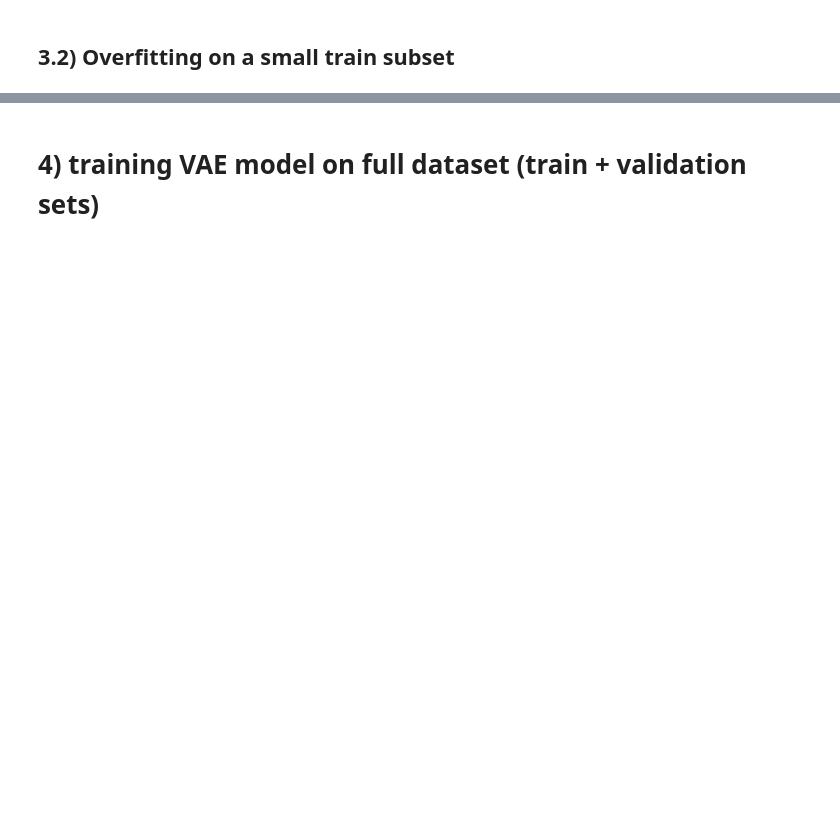
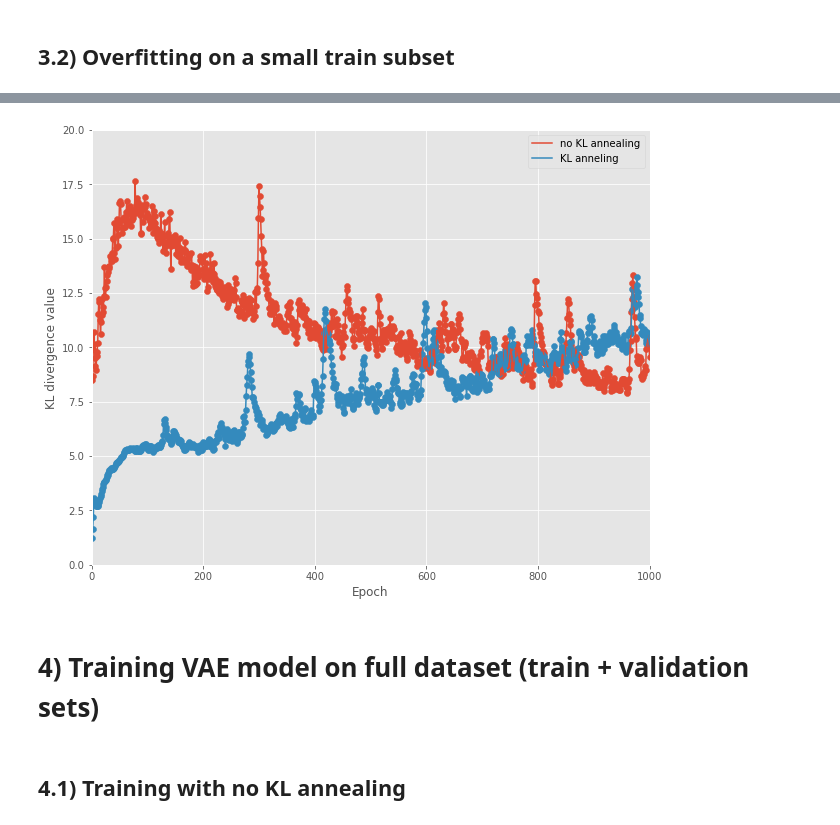
Before and after one commit to stacyshcherbakova/genome-minimiser, a Jupyter notebook: main.ipynb, the cells around one changed output, grey strips where cells are left out. Saved outputs shown, nothing was run; the diff lists cells and outputs as text; code cells hidden in the pictures; blank space fills up the shorter version.

```diff
--- a/main.ipynb
+++ b/main.ipynb
@@ -675,7 +688,7 @@ kl_divergences_beta = []
 
 for epoch in range(num_epochs):
     beta = beta_start + (beta_end - beta_start) * epoch / num_epochs
-    epoch_kl_divergence = 0
+    epoch_kl_divergence_beta = 0
     for data in small_loader:
         data = data[0].to(torch.float)
         # print(data)
@@ -699,7 +712,7 @@ for epoch in range(num_epochs):
         optimizer.step()
 
     if epoch % 100 == 0:
-        print(f"Epoch {epoch}\nLoss (method2) = {loss2.item()}")
+        print(f"Epoch {epoch}\nLoss (method 2) = {loss2.item()}")
 
     # train_loss_vals1.append(loss.item())
     train_loss_vals2.append(loss2.item())
@@ -707,4 +720,4 @@ for epoch in range(num_epochs):
     # kl_divergences_no_beta.append(epoch_kl_divergence / len(train_loader.dataset))
     kl_divergences_beta.append(epoch_kl_divergence_beta / len(train_loader.dataset))
 
-print(f"Final Loss after {num_epochs} epochs: {loss.item()}")
+print(f"Final Loss after {num_epochs} epochs: {loss2.item()}")
@@ -724,14 +760,20 @@ plt.show()
 # %%
 plt.figure(figsize=(10,8))
 plt.scatter(epochs, kl_divergences_no_beta)
-plt.plot(epochs, kl_divergences_no_beta, label='no KL annealing')
+plt.plot(epochs, kl_divergences_no_beta, label = 'no KL annealing')
 plt.scatter(epochs, kl_divergences_beta)
 plt.plot(epochs, kl_divergences_beta, label = 'KL anneling')
+plt.xlim(0, 1000)
+plt.ylim(0, 20)
 plt.xlabel('Epoch')
 plt.ylabel('KL divergence value')
 plt.legend()
 plt.savefig("kl_divergence_comparison_1_2.pdf", format="pdf", bbox_inches="tight")
 plt.show()
+# %% [output]
+[figure, added]
 # %% [markdown]
-# 4) training VAE model on full dataset (train + validation sets)
+# 4) Training VAE model on full dataset (train + validation sets)
+# %% [markdown]
+## 4.1) Training with no KL annealing
 # %%
```
Also changed, not shown: parts of 35 cells of this notebook.
